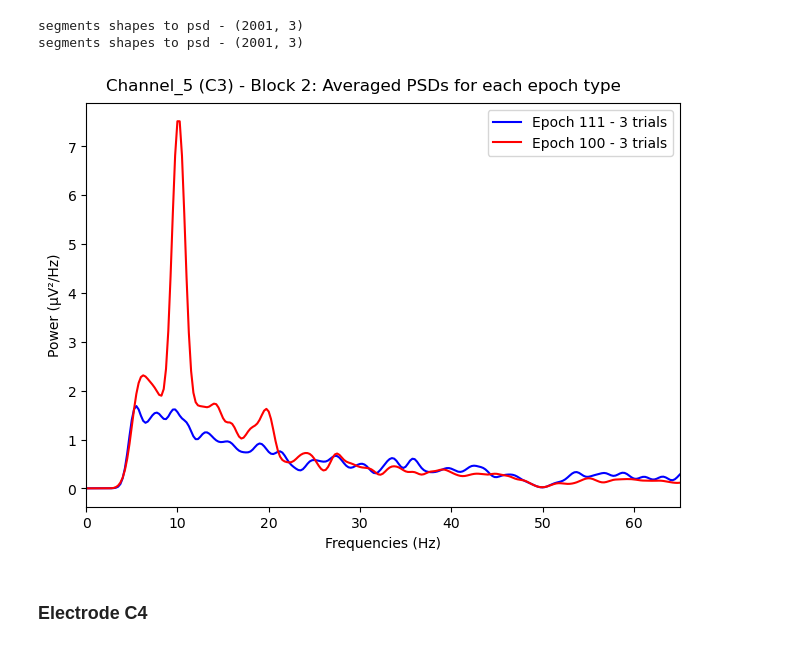
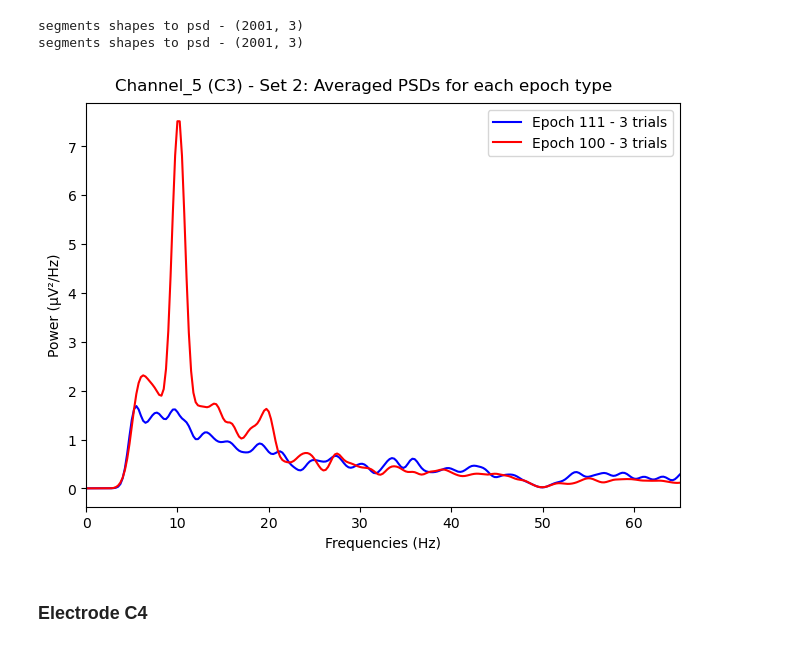
Before and after one commit to iwissemben/Stage_Signal_Physio, a Jupyter notebook: SRC/comparisons_Rearm.ipynb, the cells around one changed output. Cells and saved outputs as stored; diff of their text form; code cells hidden in the pictures.

```diff
--- a/SRC/comparisons_Rearm.ipynb
+++ b/SRC/comparisons_Rearm.ipynb
@@ -255,24 +281,24 @@ segments shapes to psd - (2001, 3)
 # %%
 number_trials_111=c4_111_trials.shape[-1] #number of columns
 number_trials_100=c4_100_trials.shape[-1]
 #Plot results
 plt.figure(layout="constrained")
-plt.suptitle(f"{channel_name} ({channels_dict[channel_name]}) - Block 2: Averaged PSDs for each epoch type")
+plt.suptitle(f"{channel_name} ({channels_dict[channel_name]}) - Set 2: Averaged PSDs for each epoch type")
 plt.plot(c4_frequencies111, c4_mean_pxx111, label=f'Epoch 111 - {number_trials_111} trials', color='blue')
 
 # Plot the second set of data on the same figure
 plt.plot(c4_frequencies100, c4_mean_pxx100, label=f'Epoch 100 - {number_trials_100} trials', color='red')
 plt.xlim(0,65)
 
 # Add legend and labels
 plt.legend()
 plt.xlabel('Frequencies (Hz)')
 plt.ylabel('Power (µV²/Hz)')
 
 # Show the plot
 plt.show()
 # %% [output]
-[figure, old version]
+[figure, new version]
 # %% [markdown]
 ### Electrode C4
 # %%
```
Also changed, not shown: parts of 18 cells of this notebook.
